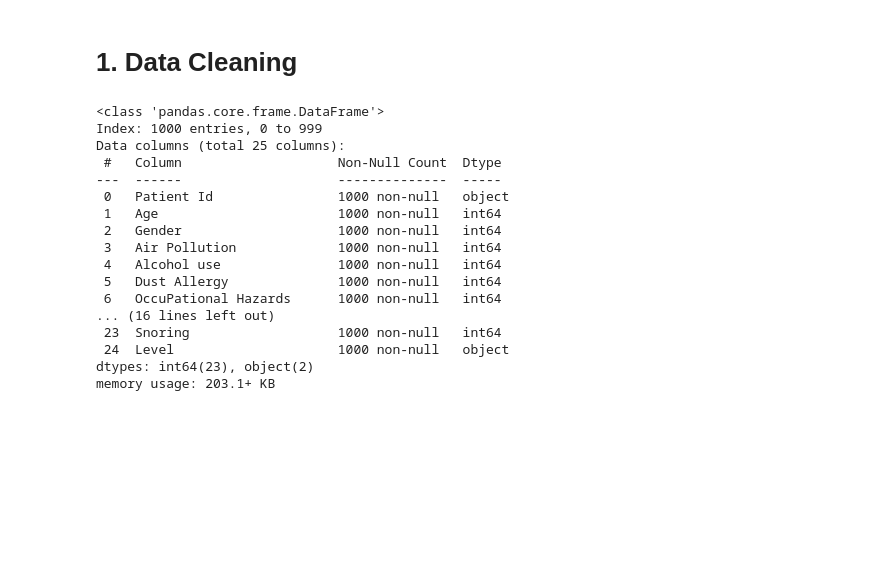
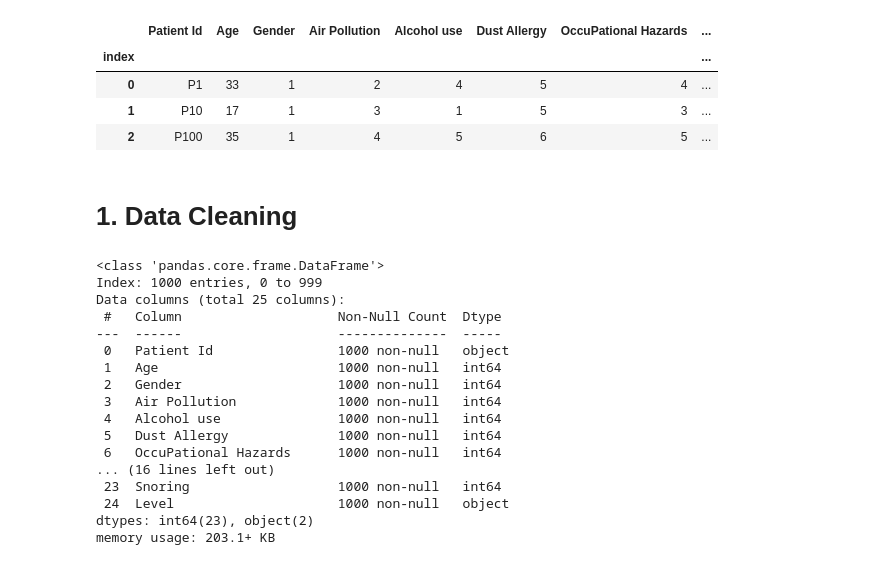
Before and after one commit to aliyan-navaid/onco-insights, a Jupyter notebook: notebooks/initials.ipynb, the cells around one changed output. Cells and saved outputs as stored; diff of their text form; code cells hidden in the pictures; blank space fills up the shorter version.

```diff
--- a/notebooks/initials.ipynb
+++ b/notebooks/initials.ipynb
@@ -3,6 +7,14 @@ import pandas as pd
 pd.set_option("display.max_columns", 25)
 # %%
 df = pd.read_csv("data/raw/patients.csv", index_col="index")
+# %%
+df.head(3)
+# %% [output]
+|  | Patient Id | Age | Gender | Air Pollution | Alcohol use | Dust Allergy | OccuPational Hazards | ... |
+| index |  |  |  |  |  |  |  | ... |
+| 0 | P1 | 33 | 1 | 2 | 4 | 5 | 4 | ... |
+| 1 | P10 | 17 | 1 | 3 | 1 | 5 | 3 | ... |
+| 2 | P100 | 35 | 1 | 4 | 5 | 6 | 5 | ... |
 # %% [markdown]
 # 1. Data Cleaning
 # %%
```
Also changed, not shown: parts of 9 cells of this notebook.
